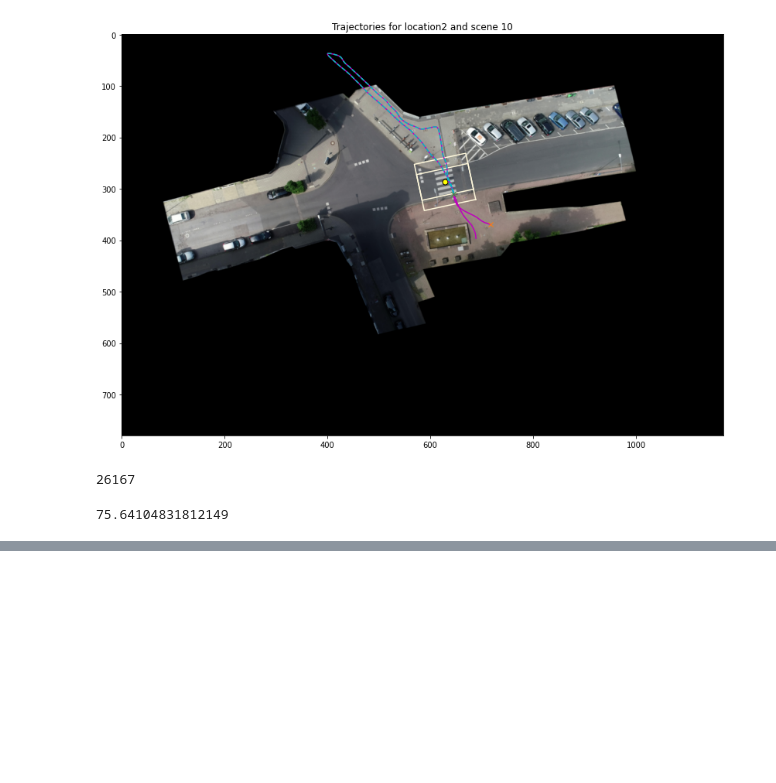
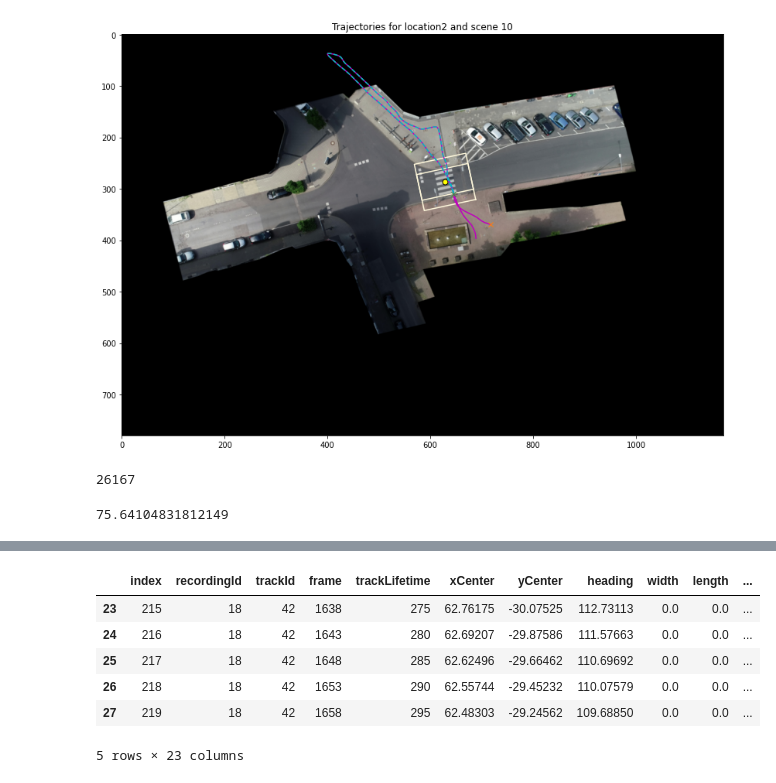
Before and after one commit to ika-rwth-aachen/drone-dataset-tools, a Jupyter notebook: src/notebooks/debug.ipynb, the cells around one changed output, grey strips where cells are left out. Saved outputs shown, nothing was run; the diff lists cells and outputs as text; code cells hidden in the pictures; blank space fills up the shorter version.

```diff
--- a/src/notebooks/debug.ipynb
+++ b/src/notebooks/debug.ipynb
@@ -63,0 +86,10 @@ print(TrajectoryUtils.length(problemTrack, xCol="sceneX", yCol="sceneY"))
+# %%
+trackDf.head(5)
+# %% [output]
+|  | index | recordingId | trackId | frame | trackLifetime | xCenter | yCenter | heading | width | length | ... |
+| 23 | 215 | 18 | 42 | 1638 | 275 | 62.76175 | -30.07525 | 112.73113 | 0.0 | 0.0 | ... |
+| 24 | 216 | 18 | 42 | 1643 | 280 | 62.69207 | -29.87586 | 111.57663 | 0.0 | 0.0 | ... |
+| 25 | 217 | 18 | 42 | 1648 | 285 | 62.62496 | -29.66462 | 110.69692 | 0.0 | 0.0 | ... |
+| 26 | 218 | 18 | 42 | 1653 | 290 | 62.55744 | -29.45232 | 110.07579 | 0.0 | 0.0 | ... |
+| 27 | 219 | 18 | 42 | 1658 | 295 | 62.48303 | -29.24562 | 109.68850 | 0.0 | 0.0 | ... |
+5 rows × 23 columns
```
Also changed, not shown: parts of 4 cells of this notebook, 1 other file.
